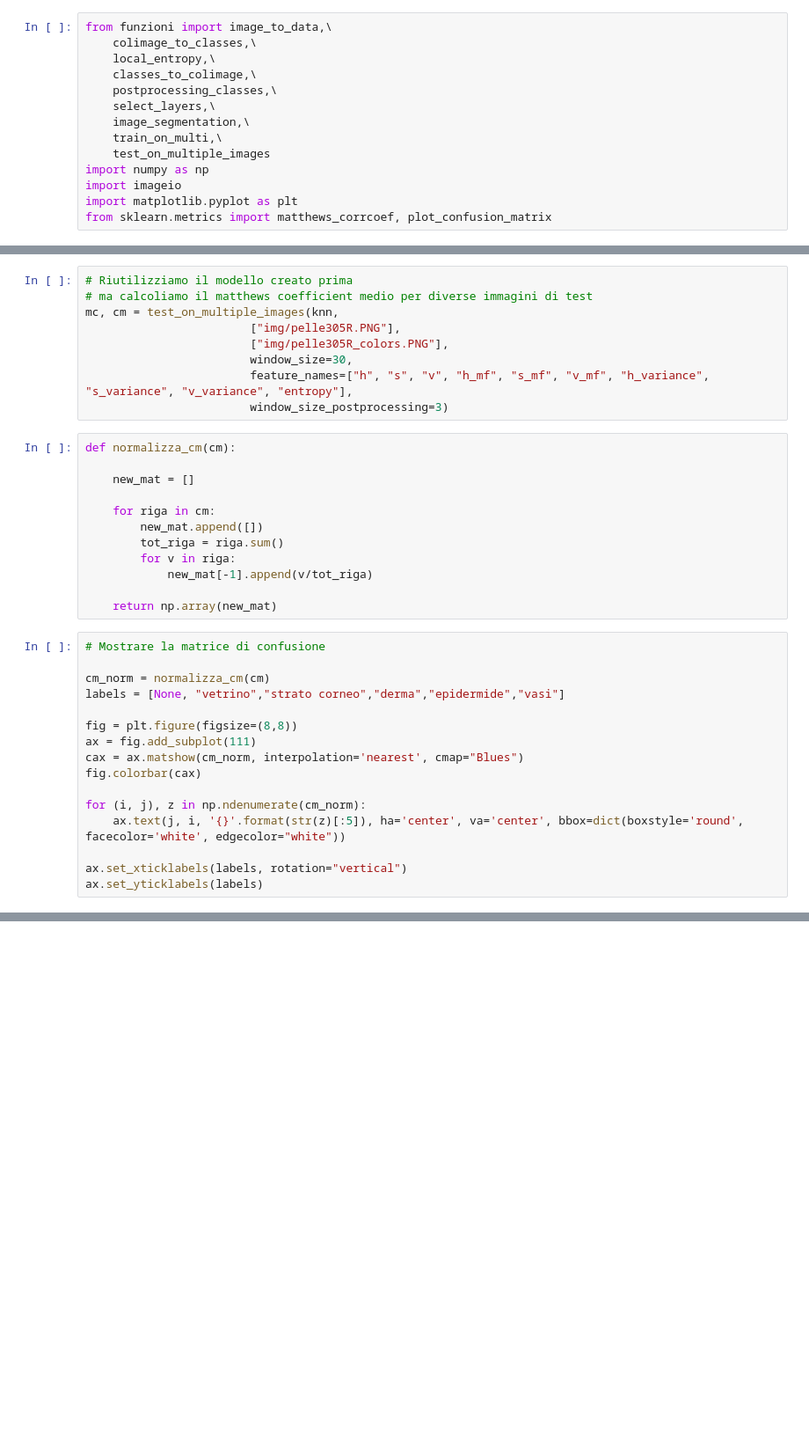
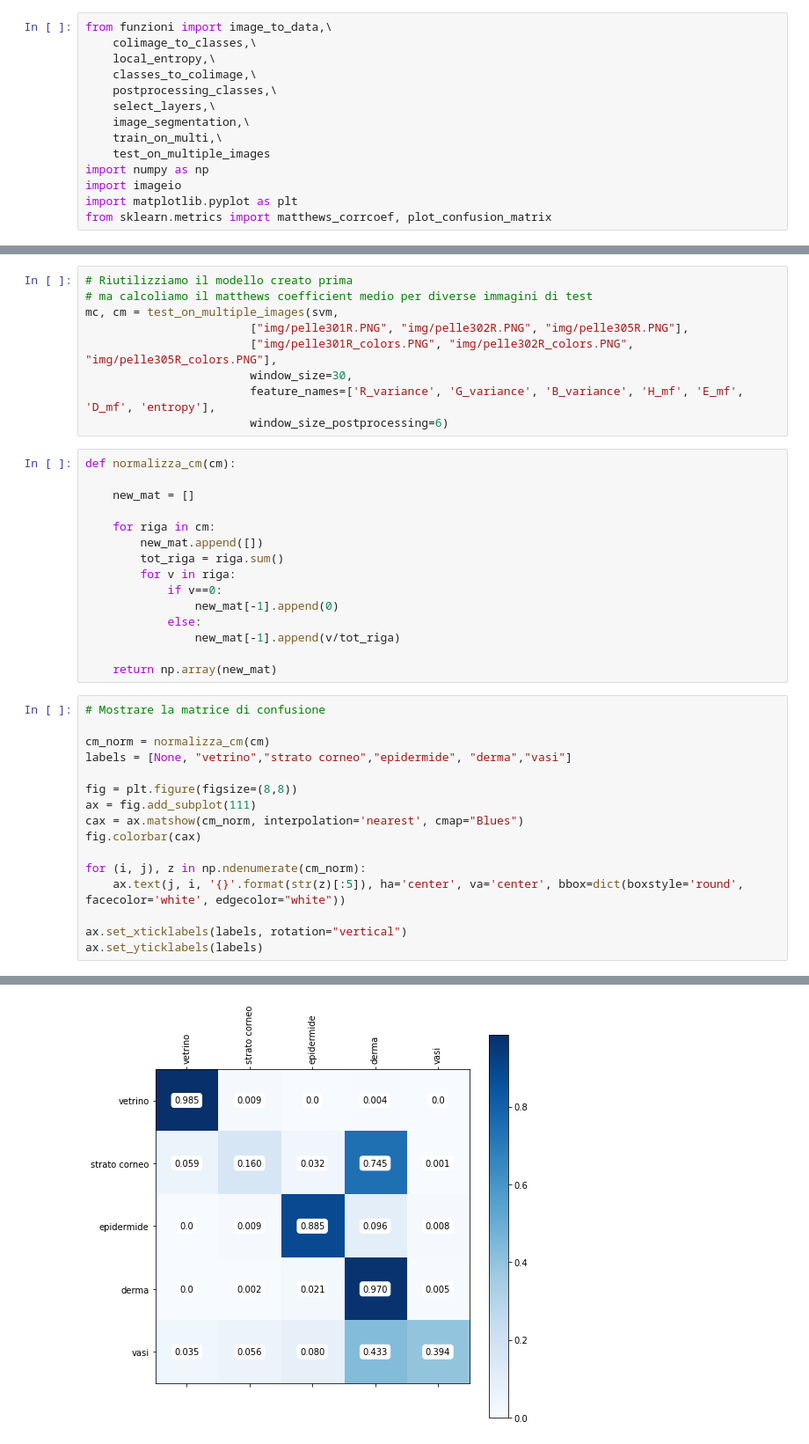
Before and after one commit to Annamaria598/PatternRecognition, a Jupyter notebook: SVM_img_segmentation/esecuzione.ipynb, the cells around one changed output, grey strips where cells are left out. Shown at 88% size. Drawn from its saved outputs; the diff is of its cells as text; blank space fills up the shorter version.

```diff
--- a/SVM_img_segmentation/esecuzione.ipynb
+++ b/SVM_img_segmentation/esecuzione.ipynb
@@ -42,12 +42,12 @@ image_segmentation(
 # %%
 # Riutilizziamo il modello creato prima
 # ma calcoliamo il matthews coefficient medio per diverse immagini di test
-mc, cm = test_on_multiple_images(knn,
-                        ["img/pelle305R.PNG"],
-                        ["img/pelle305R_colors.PNG"],
+mc, cm = test_on_multiple_images(svm,
+                        ["img/pelle301R.PNG", "img/pelle302R.PNG", "img/pelle305R.PNG"],
+                        ["img/pelle301R_colors.PNG", "img/pelle302R_colors.PNG", "img/pelle305R_colors.PNG"],
                         window_size=30,
-                        feature_names=["h", "s", "v", "h_mf", "s_mf", "v_mf", "h_variance", "s_variance", "v_variance", "entropy"],
-                        window_size_postprocessing=3)
+                        feature_names=['R_variance', 'G_variance', 'B_variance', 'H_mf', 'E_mf', 'D_mf', 'entropy'],
+                        window_size_postprocessing=6)
 # %%
 def normalizza_cm(cm):
 
@@ -57,14 +57,17 @@ def normalizza_cm(cm):
         new_mat.append([])
         tot_riga = riga.sum()
         for v in riga:
-            new_mat[-1].append(v/tot_riga)
+            if v==0:
+                new_mat[-1].append(0)
+            else:
+                new_mat[-1].append(v/tot_riga)
 
     return np.array(new_mat)
 # %%
 # Mostrare la matrice di confusione
 
 cm_norm = normalizza_cm(cm)
-labels = [None, "vetrino","strato corneo","derma","epidermide","vasi"]
+labels = [None, "vetrino","strato corneo","epidermide", "derma","vasi"]
 
 fig = plt.figure(figsize=(8,8))
 ax = fig.add_subplot(111)
@@ -76,3 +79,4 @@ for (i, j), z in np.ndenumerate(cm_norm):
 
 ax.set_xticklabels(labels, rotation="vertical")
 ax.set_yticklabels(labels)
+# %% [output]
@@ -78,0 +90 @@ ax.set_yticklabels(labels)
+[figure, added]
```
Also changed, not shown: parts of 3 cells of this notebook, 49 other files.
